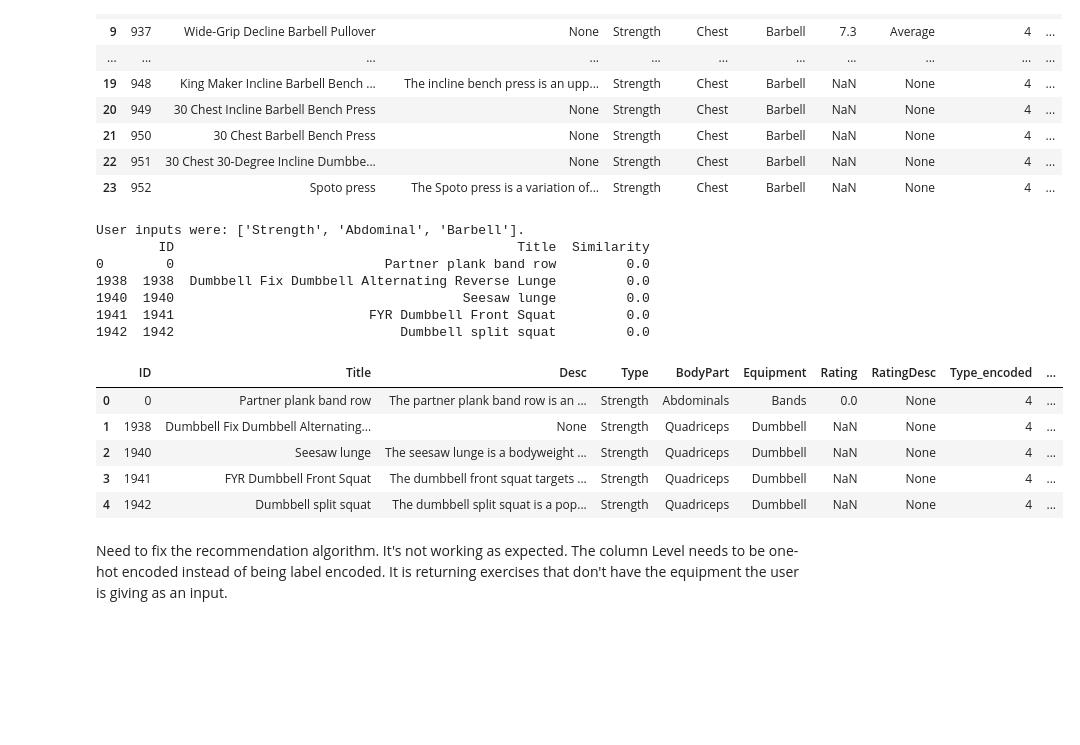
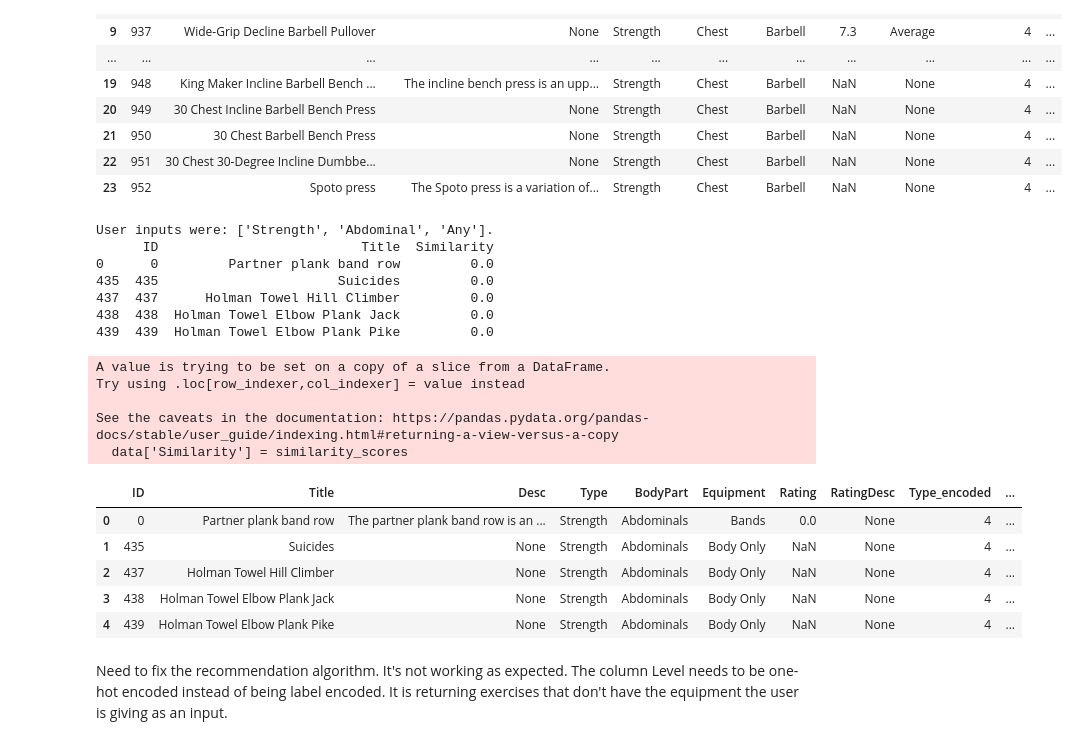
Before and after one commit to jmsbs/gym_exercise_recommendation, a Jupyter notebook: file.ipynb, the cells around one changed output. Cells and saved outputs as stored; diff of their text form; code cells hidden in the pictures; blank space fills up the shorter version.

Commit message:
Algorithm is now recommending exercises with parameters that match user input.

```diff
--- a/file.ipynb
+++ b/file.ipynb
@@ -190,7 +190,6 @@ def get_user_input(prompt):
     user_input = input(prompt)
     user_inputs.append(user_input)
     return user_input
-
 
 def recommend_based_on_user_input(data, similarity_df, num_recommendations=5):
     # Ask the user for their preferences
@@ -201,17 +200,24 @@ def recommend_based_on_user_input(data, similarity_df, num_recommendations=5):
     # Encode the user's preferences
     type_encoded = le.fit_transform([type_preference])
     body_part_encoded = le.fit_transform([body_part_preference])
-    equipment_encoded = le.fit_transform([equipment_preference])
 
     # Create a DataFrame that contains the user's preferences
     user_preferences = pd.DataFrame({
         'Type_encoded': type_encoded,
         'BodyPart_encoded': body_part_encoded,
-        'Equipment_encoded': equipment_encoded
     }, index=[0])
 
-    # Compute the cosine similarity between the user's preferences and the original data
-    similarity_scores = cosine_similarity(data[['Type_encoded', 'BodyPart_encoded', 'Equipment_encoded']], user_preferences)
+    # If the user inputs 'any' for the equipment, skip the equipment preference
+    if equipment_preference.lower() != 'any':
+        equipment_encoded = le.fit_transform([equipment_preference])
+        user_preferences['Equipment_encoded'] = equipment_encoded
+        data = data[data['Equipment_encoded'] == equipment_encoded[0]]
+
+    # Filter the data to only include exercises that match the user's body part preference
+    data = data[data['BodyPart_encoded'] == body_part_encoded[0]]
+
+    # Compute the cosine similarity between the user's preferences and the filtered data
+    similarity_scores = cosine_similarity(data[user_preferences.columns], user_preferences)
 
     # Sort the exercises by their similarity to the user's preferences
     data['Similarity'] = similarity_scores
@@ -224,22 +230,27 @@ recommendations = recommend_based_on_user_input(data, similarity_df)
 print(f"User inputs were: {user_inputs}.")
 print(recommendations)
 # %% [output]
-User inputs were: ['Strength', 'Abdominal', 'Barbell'].
-        ID                                            Title  Similarity
-0        0                           Partner plank band row         0.0
-1938  1938  Dumbbell Fix Dumbbell Alternating Reverse Lunge         0.0
-1940  1940                                     Seesaw lunge         0.0
-1941  1941                         FYR Dumbbell Front Squat         0.0
-1942  1942                             Dumbbell split squat         0.0
+User inputs were: ['Strength', 'Abdominal', 'Any'].
+      ID                          Title  Similarity
+0      0         Partner plank band row         0.0
+435  435                       Suicides         0.0
+437  437      Holman Towel Hill Climber         0.0
+438  438  Holman Towel Elbow Plank Jack         0.0
+439  439  Holman Towel Elbow Plank Pike         0.0
+A value is trying to be set on a copy of a slice from a DataFrame.
+Try using .loc[row_indexer,col_indexer] = value instead
+
+See the caveats in the documentation: https://pandas.pydata.org/pandas-docs/stable/user_guide/indexing.html#returning-a-view-versus-a-copy
+  data['Similarity'] = similarity_scores
 # %%
-sqldf("SELECT * FROM data WHERE ID IN ('0', '1938', '1940','1941','1942')", globals())
+sqldf("SELECT * FROM data WHERE ID IN ('0', '435', '437','438','439')", globals())
 # %% [output]
 |  | ID | Title | Desc | Type | BodyPart | Equipment | Rating | RatingDesc | Type_encoded | ... |
 | 0 | 0 | Partner plank band row | The partner plank band row is an ... | Strength | Abdominals | Bands | 0.0 | None | 4 | ... |
-| 1 | 1938 | Dumbbell Fix Dumbbell Alternating... | None | Strength | Quadriceps | Dumbbell | NaN | None | 4 | ... |
-| 2 | 1940 | Seesaw lunge | The seesaw lunge is a bodyweight ... | Strength | Quadriceps | Dumbbell | NaN | None | 4 | ... |
-| 3 | 1941 | FYR Dumbbell Front Squat | The dumbbell front squat targets ... | Strength | Quadriceps | Dumbbell | NaN | None | 4 | ... |
-| 4 | 1942 | Dumbbell split squat | The dumbbell split squat is a pop... | Strength | Quadriceps | Dumbbell | NaN | None | 4 | ... |
+| 1 | 435 | Suicides | None | Strength | Abdominals | Body Only | NaN | None | 4 | ... |
+| 2 | 437 | Holman Towel Hill Climber | None | Strength | Abdominals | Body Only | NaN | None | 4 | ... |
+| 3 | 438 | Holman Towel Elbow Plank Jack | None | Strength | Abdominals | Body Only | NaN | None | 4 | ... |
+| 4 | 439 | Holman Towel Elbow Plank Pike | None | Strength | Abdominals | Body Only | NaN | None | 4 | ... |
 # %% [markdown]
 Need to fix the recommendation algorithm. It's not working as expected.
 The column Level needs to be one-hot encoded instead of being label encoded.
```
Also changed, not shown: parts of 1 cell of this notebook.
